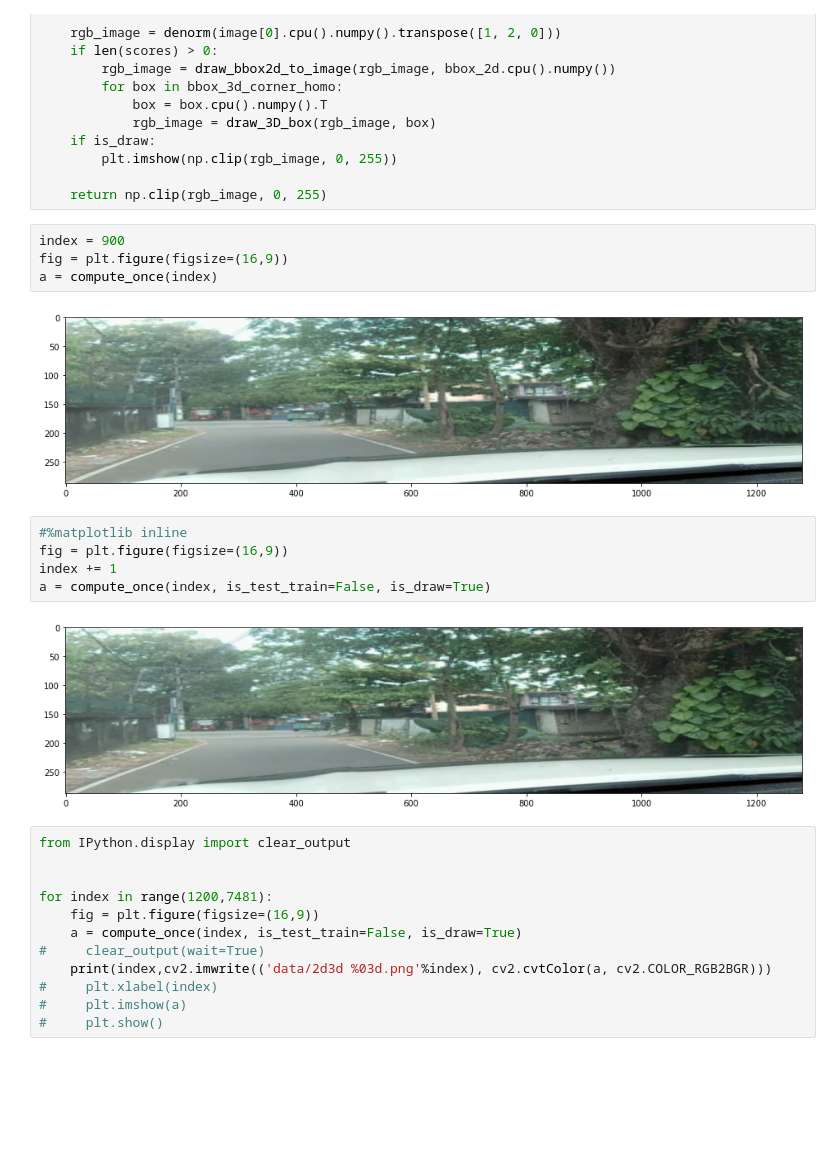
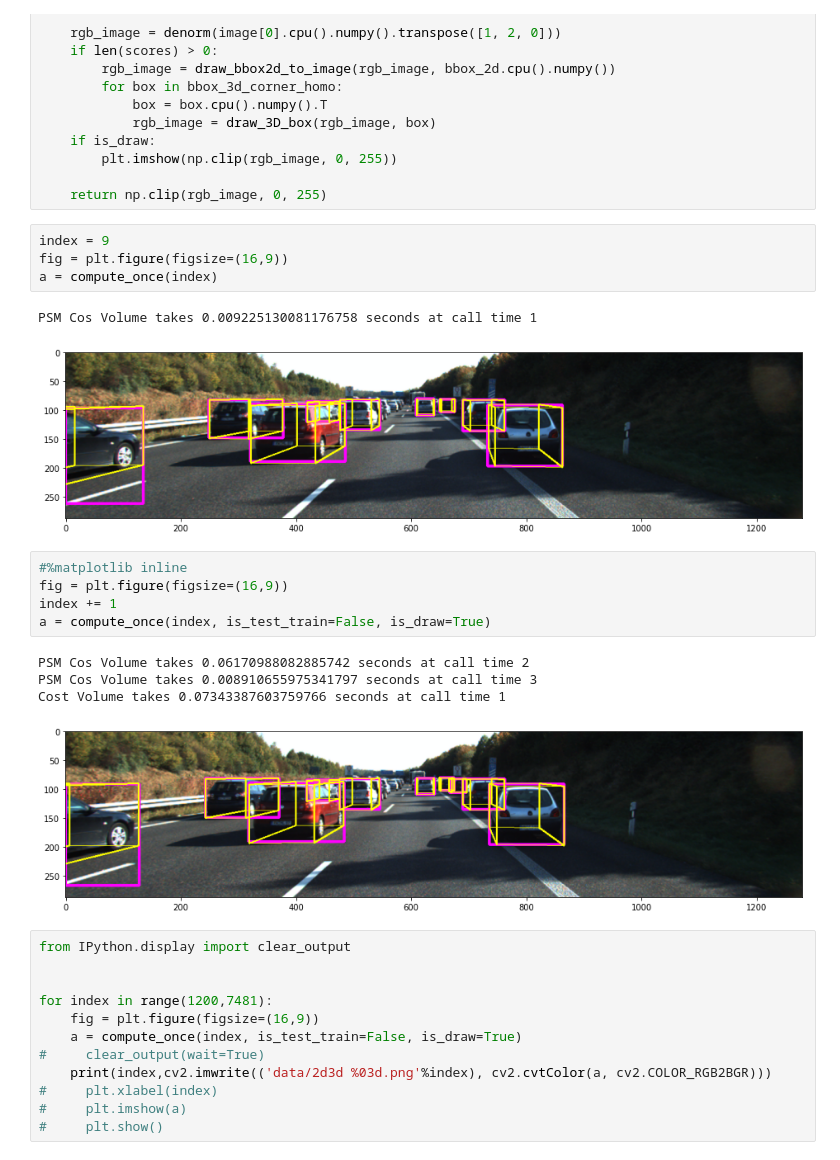
Before and after one commit to theekshanamadumal/Vehicle-Forward-Object-Detection-And-Trajectory-Prediction-System, a Jupyter notebook: 02 demo stereo.ipynb, the cells around one changed output. Saved outputs shown, nothing was run; the diff lists cells and outputs as text; blank space fills up the shorter version.

```diff
--- a/02 demo stereo.ipynb
+++ b/02 demo stereo.ipynb
@@ -208,18 +210,22 @@ def compute_once(index, is_draw=True, is_test_train=True):
 
     return np.clip(rgb_image, 0, 255)
 # %%
-index = 900
+index = 9
 fig = plt.figure(figsize=(16,9))
 a = compute_once(index)
 # %% [output]
+PSM Cos Volume takes 0.009225130081176758 seconds at call time 1
-[figure, old version]
+[figure, new version]
 # %%
 #%matplotlib inline
 fig = plt.figure(figsize=(16,9))
 index += 1
 a = compute_once(index, is_test_train=False, is_draw=True)
 # %% [output]
+PSM Cos Volume takes 0.06170988082885742 seconds at call time 2
+PSM Cos Volume takes 0.008910655975341797 seconds at call time 3
+Cost Volume takes 0.07343387603759766 seconds at call time 1
-[figure, old version]
+[figure, new version]
 # %%
 from IPython.display import clear_output
 
```
Also changed, not shown: parts of 1 cell of this notebook, 3 other files.
